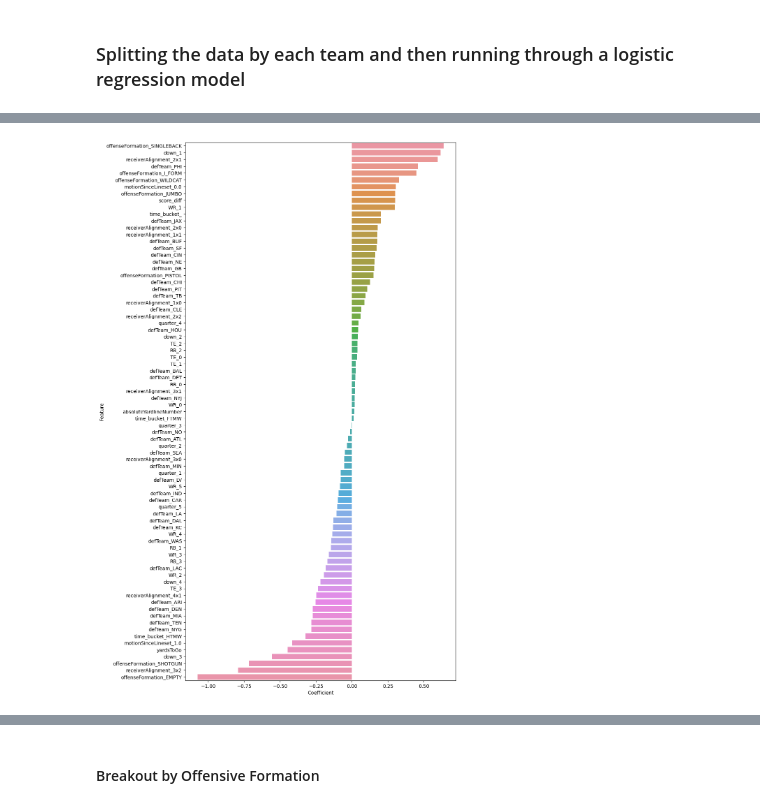
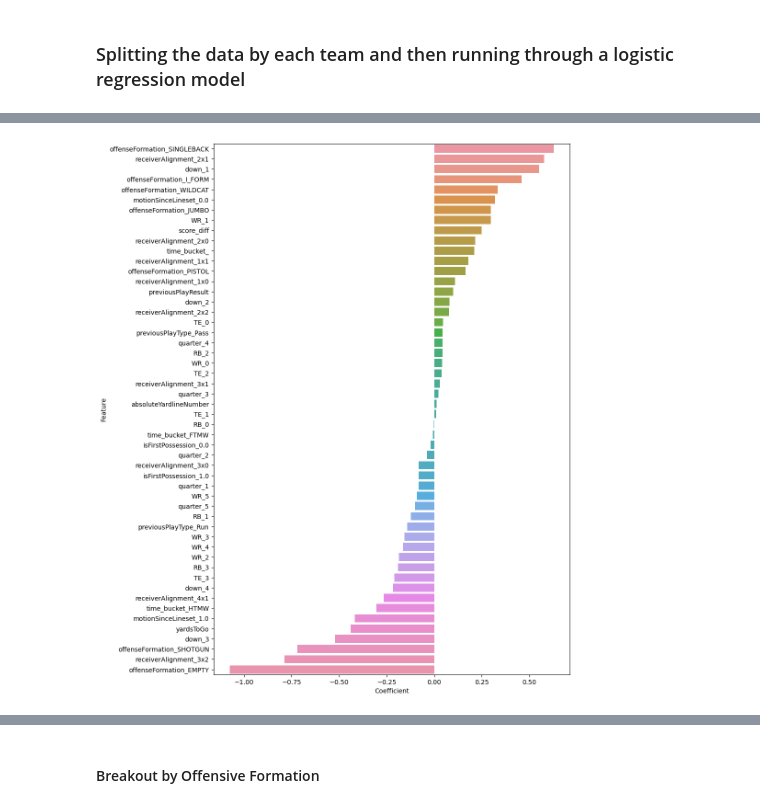
Before and after one commit to Merker56/NFL-Big-Data-Bowl-2025, a Jupyter notebook: 2025 BDB.ipynb, the cells around one changed output, grey strips where cells are left out. Saved outputs shown, nothing was run; the diff lists cells and outputs as text; code cells hidden in the pictures.

```diff
--- a/2025 BDB.ipynb
+++ b/2025 BDB.ipynb
@@ -1432,0 +1443,3 @@ log_df[0:20]
+# %%
+rush_def_data['motionSinceLineset'][rush_def_data['motionSinceLineset'].isna()] = 0
+plays_sorted = plays.sort_values(by = ['gameId', 'playId', 'possessionTeam', 'quarter', 'gameClock']).reset_index(drop = True)
@@ -1432,0 +1480,9 @@ log_df[0:20]
+# %%
+plays_sorted['isFirstPlay'] = (plays_sorted['possessionTeam'] != plays_sorted.groupby(['gameId'])['possessionTeam'].shift(1)).astype(int)
+plays_sorted['isFirst10Plays'] = (plays_sorted.groupby(['gameId', 'possessionTeam']).cumcount() < 10).astype(int)
+plays_sorted['isFirstPossession'] = (plays_sorted[plays_sorted['isFirstPlay'] == 1].groupby(['gameId', 'possessionTeam', 'isFirstPlay']).cumcount() < 1).astype(int)
+plays_sorted['isFirstPossession'].ffill(axis = 0, inplace = True)
+# %%
+rush_data_enh = pd.merge(rush_def_data, plays_sorted[['gameId', 'playId', 'isFirstPlay', 'isFirst10Plays', 'isFirstPossession',
+                                                      'previousPlayResult', 'previousPlayType', 'priorPreviousPlayResult', 'priorPreviousPlayType']],
+                                                      on = ['gameId', 'playId'], how = 'left')
@@ -1433,22 +1505,22 @@ log_df[0:20]
 # %% [markdown]
 ### Splitting the data by each team and then running through a logistic regression model
 # %%
-rush_def_data['motionSinceLineset'][rush_def_data['motionSinceLineset'].isna()] = 0
-categorical_variables = ['offenseFormation', 'defTeam', 'receiverAlignment', 'quarter', 'down',
-                         'motionSinceLineset', 'time_bucket', 'WR', 'TE', 'RB']
-numeric_variables = ['score_diff', 'yardsToGo', 'absoluteYardlineNumber']
-variables = ['offenseFormation', 'defTeam', 'receiverAlignment', 'quarter', 'down', 'score_diff',
+categorical_variables = ['offenseFormation', 'receiverAlignment', 'quarter', 'down',
+                         'motionSinceLineset', 'time_bucket', 'WR', 'TE', 'RB',
+                         'isFirstPossession', 'previousPlayType']
+numeric_variables = ['score_diff', 'yardsToGo', 'absoluteYardlineNumber', 'previousPlayResult']
+variables = ['offenseFormation', 'receiverAlignment', 'quarter', 'down', 'score_diff',
              'yardsToGo', 'absoluteYardlineNumber', 'motionSinceLineset', 'time_bucket',
-             'WR', 'TE', 'RB']
+             'WR', 'TE', 'RB', 'isFirstPossession', 'previousPlayResult', 'previousPlayType']
 target = 'rush'
 
 team_results = []
-teams = rush_def_data['teamAbbr'].unique()
+teams = rush_data_enh['teamAbbr'].unique()
 
 for team in teams:
     print(f"Training model for {team}")
 
-    team_data = rush_def_data[rush_def_data['teamAbbr'] == team]
+    team_data = rush_data_enh[rush_data_enh['teamAbbr'] == team]
 
     X = team_data[variables]
     y = team_data[target]
@@ -1550,11 +1622,11 @@ plt.show()
 pos_average_coefficients = coefficients_combined.groupby('Feature')['Coefficient'].apply(lambda x: x.mean()).reset_index()
 pos_average_coefficients = pos_average_coefficients.sort_values(by = 'Coefficient', ascending = False)
 # %%
-plt.figure(figsize = (10, 20))
+plt.figure(figsize = (10, 15))
 sns.barplot(data = pos_average_coefficients, x = 'Coefficient', y = 'Feature')
 plt.show()
 # %% [output]
-[figure, old version]
+[figure, new version]
 # %%
 average_coefficients = coefficients_combined.groupby('Feature')['Coefficient'].apply(lambda x: abs(x).mean()).reset_index()
 average_coefficients = average_coefficients.sort_values(by = 'Coefficient', ascending = False)
```
Also changed, not shown: parts of 49 cells of this notebook.
